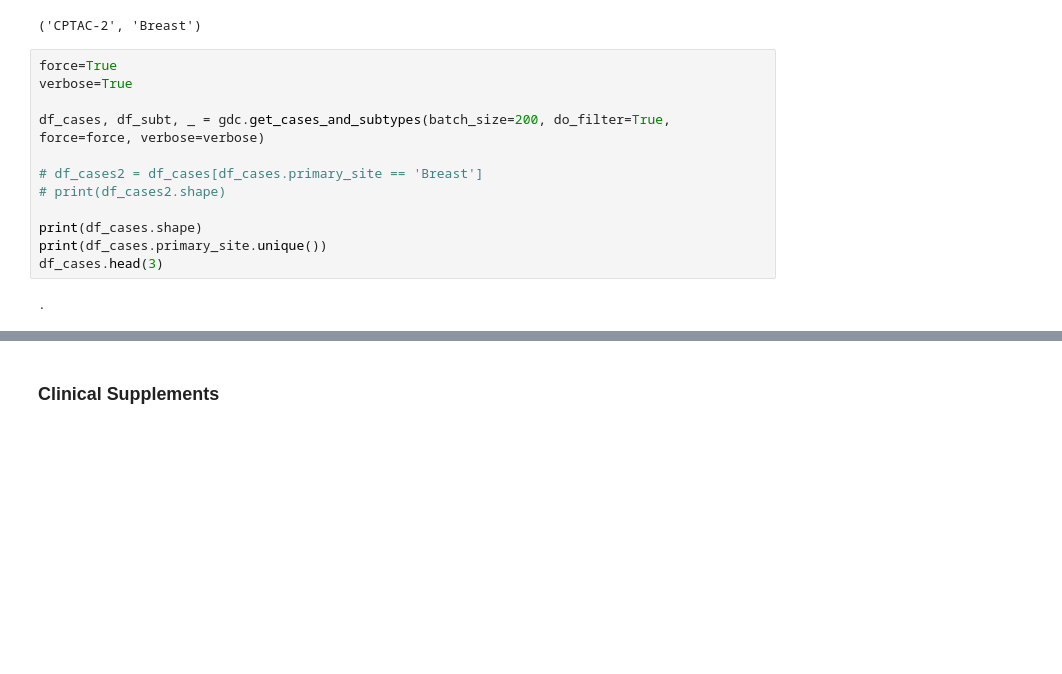
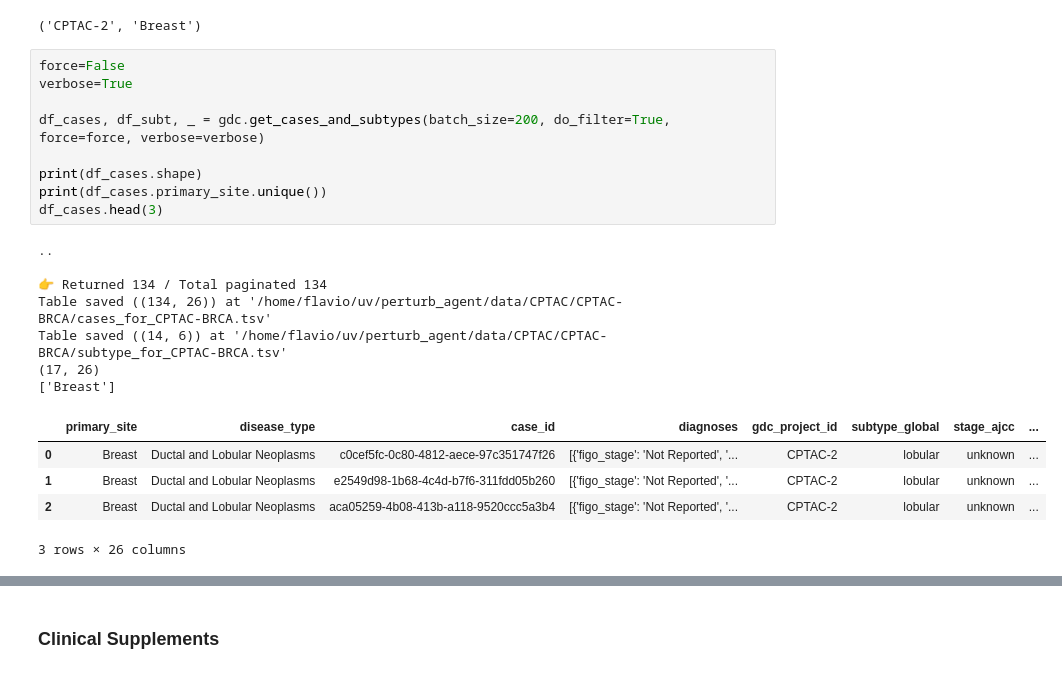
Before and after one commit to flalix/perturb_agent, a Jupyter notebook: notebooks/mtp_TCGA_51b_PSI_all_programs_demographics.ipynb, the cells around one changed output, grey strips where cells are left out. Cells and saved outputs as stored; diff of their text form; blank space fills up the shorter version.

```diff
--- a/notebooks/mtp_TCGA_51b_PSI_all_programs_demographics.ipynb
+++ b/notebooks/mtp_TCGA_51b_PSI_all_programs_demographics.ipynb
@@ -259,18 +259,26 @@ gdc.gdc_project_id, gdc.primary_site
 # %% [output]
 ('CPTAC-2', 'Breast')
 # %%
-force=True
+force=False
 verbose=True
 
 df_cases, df_subt, _ = gdc.get_cases_and_subtypes(batch_size=200, do_filter=True, force=force, verbose=verbose)
 
-# df_cases2 = df_cases[df_cases.primary_site == 'Breast']
-# print(df_cases2.shape)
-
 print(df_cases.shape)
 print(df_cases.primary_site.unique())
 df_cases.head(3)
 # %% [output]
-.
+..
+
+👉 Returned 134 / Total paginated 134
+Table saved ((134, 26)) at '/home/flavio/uv/perturb_agent/data/CPTAC/CPTAC-BRCA/cases_for_CPTAC-BRCA.tsv'
+Table saved ((14, 6)) at '/home/flavio/uv/perturb_agent/data/CPTAC/CPTAC-BRCA/subtype_for_CPTAC-BRCA.tsv'
+(17, 26)
+['Breast']
+|  | primary_site | disease_type | case_id | diagnoses | gdc_project_id | subtype_global | stage_ajcc | ... |
+| 0 | Breast | Ductal and Lobular Neoplasms | c0cef5fc-0c80-4812-aece-97c351747f26 | [{'figo_stage': 'Not Reported', '... | CPTAC-2 | lobular | unknown | ... |
+| 1 | Breast | Ductal and Lobular Neoplasms | e2549d98-1b68-4c4d-b7f6-311fdd05b260 | [{'figo_stage': 'Not Reported', '... | CPTAC-2 | lobular | unknown | ... |
+| 2 | Breast | Ductal and Lobular Neoplasms | aca05259-4b08-413b-a118-9520ccc5a3b4 | [{'figo_stage': 'Not Reported', '... | CPTAC-2 | lobular | unknown | ... |
+3 rows × 26 columns
 # %%
 df_subt
```
Also changed, not shown: parts of 8 cells of this notebook, 1 other file.
